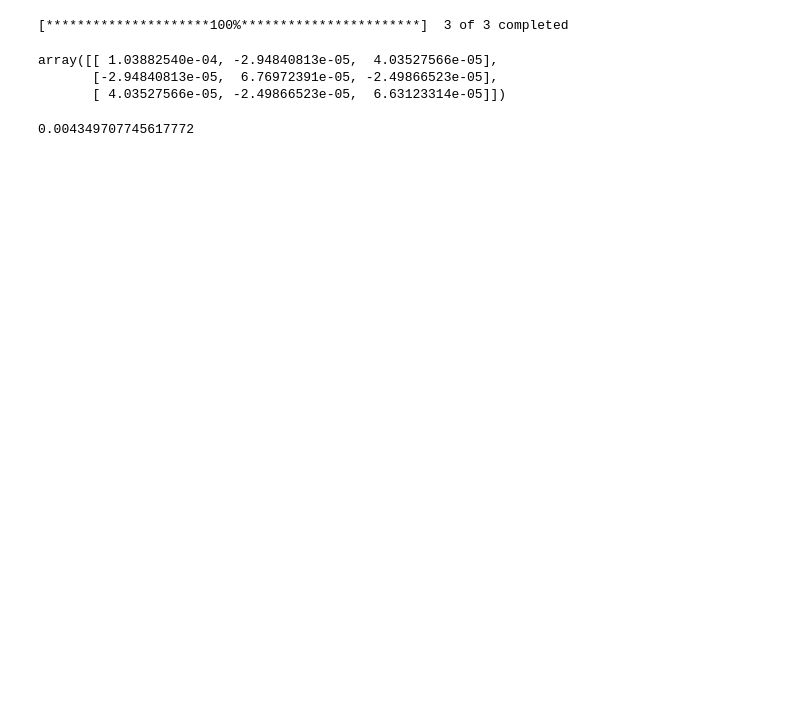
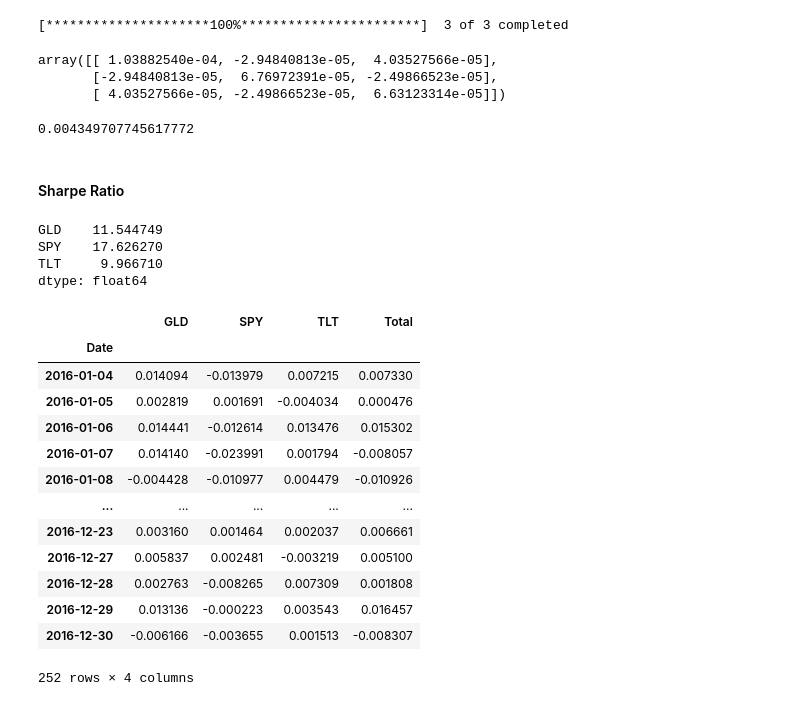
Before and after one commit to Zourunzhong/Quant_Exploration, a Jupyter notebook: Risk parity Portfolio.ipynb, the cells around one changed output. Saved outputs shown, nothing was run; the diff lists cells and outputs as text; code cells hidden in the pictures; blank space fills up the shorter version.

```diff
--- a/Risk parity Portfolio.ipynb
+++ b/Risk parity Portfolio.ipynb
@@ -381,3 +390,14 @@ portfolio_volatility = np.sqrt(np.dot(np.dot(weight_vector, covariance), weight_
 portfolio_volatility[0][0]
 # %% [output]
 0.004349707745617772
+# %% [markdown]
+#### Sharpe Ratio
+# %%
+def calculate_sharpe_ratio(returns):
+    return (252*0.5)*(returns.mean()/returns.std())
+calculate_sharpe_ratio(downloaded_data_y1_returns)
+# %% [output]
+GLD    11.544749
+SPY    17.626270
+TLT     9.966710
+dtype: float64
@@ -383,0 +406,18 @@ portfolio_volatility[0][0]
+# %%
+downloaded_data_y1_returns["Total"] = downloaded_data_y1_returns[list(downloaded_data_y1_returns.columns)].sum(axis = 1)
+downloaded_data_y1_returns
+# %% [output]
+|  | GLD | SPY | TLT | Total |
+| Date |  |  |  |  |
+| 2016-01-04 | 0.014094 | -0.013979 | 0.007215 | 0.007330 |
+| 2016-01-05 | 0.002819 | 0.001691 | -0.004034 | 0.000476 |
+| 2016-01-06 | 0.014441 | -0.012614 | 0.013476 | 0.015302 |
+| 2016-01-07 | 0.014140 | -0.023991 | 0.001794 | -0.008057 |
+| 2016-01-08 | -0.004428 | -0.010977 | 0.004479 | -0.010926 |
+| ... | ... | ... | ... | ... |
+| 2016-12-23 | 0.003160 | 0.001464 | 0.002037 | 0.006661 |
+| 2016-12-27 | 0.005837 | 0.002481 | -0.003219 | 0.005100 |
+| 2016-12-28 | 0.002763 | -0.008265 | 0.007309 | 0.001808 |
+| 2016-12-29 | 0.013136 | -0.000223 | 0.003543 | 0.016457 |
+| 2016-12-30 | -0.006166 | -0.003655 | 0.001513 | -0.008307 |
+252 rows × 4 columns
```
Also changed, not shown: parts of 5 cells of this notebook.
